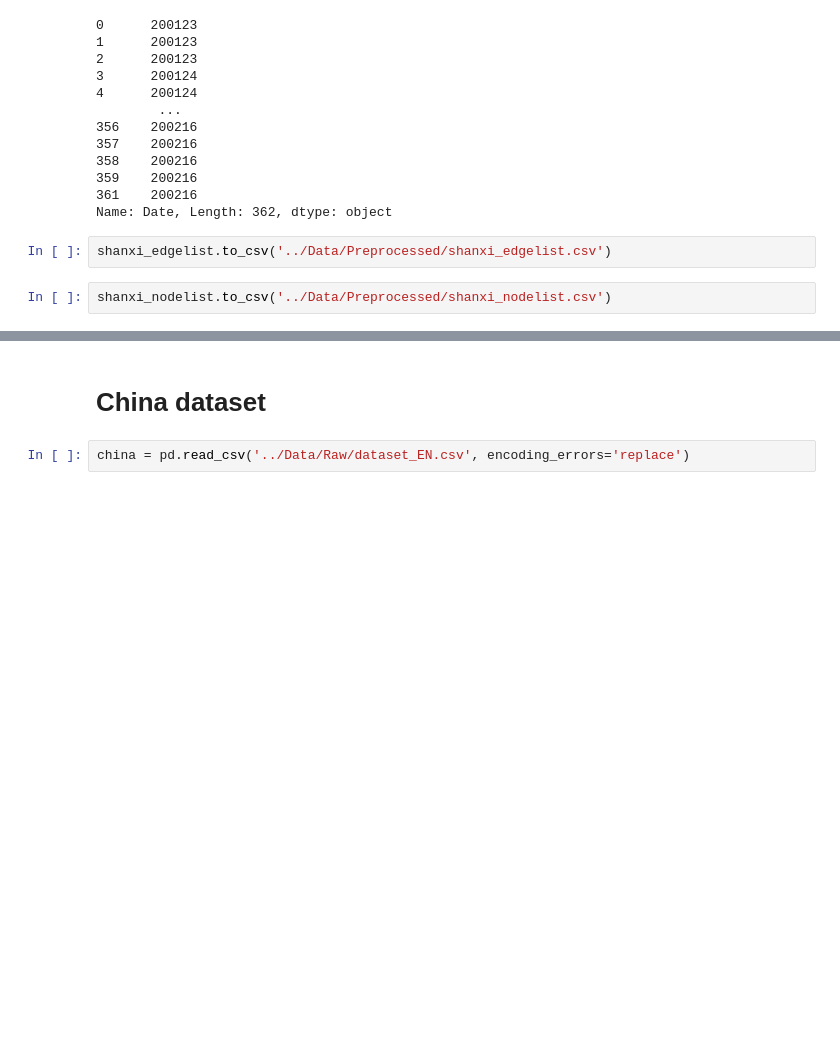
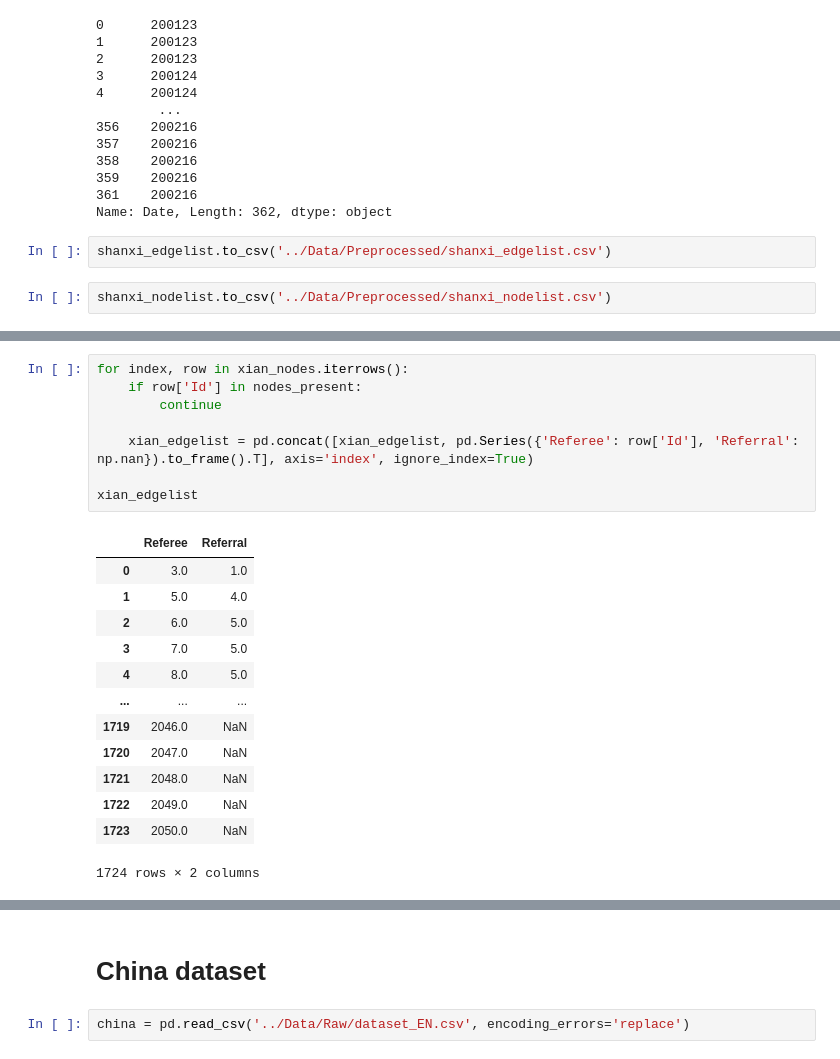
Before and after one commit to swestfechtel/masterarbeit, a Jupyter notebook: notebooks/data_preprocessing.ipynb, the cells around one changed output, grey strips where cells are left out. Saved outputs shown, nothing was run; the diff lists cells and outputs as text; blank space fills up the shorter version.

```diff
--- a/notebooks/data_preprocessing.ipynb
+++ b/notebooks/data_preprocessing.ipynb
@@ -330,0 +367,22 @@ shanxi_nodelist.to_csv('../Data/Preprocessed/shanxi_nodelist.csv')
+# %%
+for index, row in xian_nodes.iterrows():
+    if row['Id'] in nodes_present:
+        continue
+
+    xian_edgelist = pd.concat([xian_edgelist, pd.Series({'Referee': row['Id'], 'Referral': np.nan}).to_frame().T], axis='index', ignore_index=True)
+
+xian_edgelist
+# %% [output]
+|  | Referee | Referral |
+| 0 | 3.0 | 1.0 |
+| 1 | 5.0 | 4.0 |
+| 2 | 6.0 | 5.0 |
+| 3 | 7.0 | 5.0 |
+| 4 | 8.0 | 5.0 |
+| ... | ... | ... |
+| 1719 | 2046.0 | NaN |
+| 1720 | 2047.0 | NaN |
+| 1721 | 2048.0 | NaN |
+| 1722 | 2049.0 | NaN |
+| 1723 | 2050.0 | NaN |
+1724 rows × 2 columns
```
Also changed, not shown: parts of 9 cells of this notebook, 12 other files.
